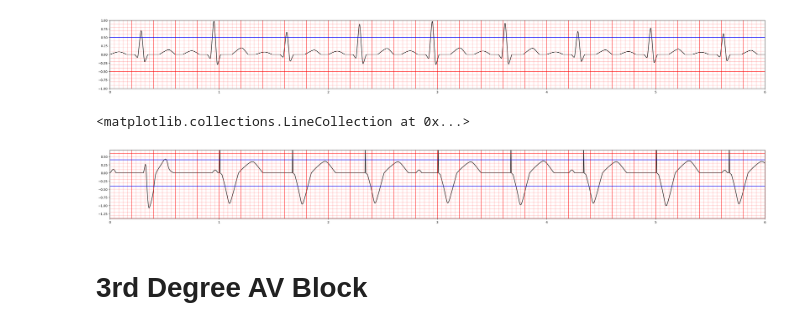
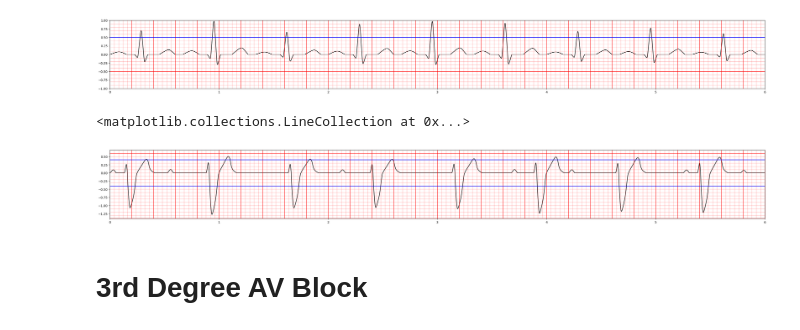
Before and after one commit to joonhaim/edupace, a Jupyter notebook: simulator-interface/ecg/ECG simulation - more organised version.ipynb, the cells around one changed output. Saved outputs shown, nothing was run; the diff lists cells and outputs as text; code cells hidden in the pictures.

```diff
--- a/simulator-interface/ecg/ECG simulation - more organised version.ipynb
+++ b/simulator-interface/ecg/ECG simulation - more organised version.ipynb
@@ -1010,7 +487,7 @@ def third_deg_heart_block(ecg_func,iterations,sensitivity,output,rate,patient_HR
         paced_y *= scaling_factor_y_paced
 
         if wave_num == 0: #First beat
-            PR_dist = PP_interval/2 + 0.2*np.random.random()-0.1 #Initial random PR interval
+            PR_dist = PP_interval/4 + 0.02*np.random.random()-0.01 #Initial random PR interval
             Rx += PR_dist #Shift R wave by PR distance
 
             storage[0,wave_num] = wave_num
@@ -1311,8 +788,8 @@ t = np.linspace(0,1,101)
 iterations = 20
 sensitivity = 0.4
 output = 1.9
-rate = 90
-patient_HR = 90
+rate = 70
+patient_HR = 80
 x,y = third_deg_heart_block(ECG_wave, iterations,sensitivity,output,rate,patient_HR,asynchronous=False)
 
 fig2, ax2 = plt.subplots(figsize=(38, 4))
@@ -1323,34 +800,34 @@ ax2.set_xlim(0, 6)
 ax2.set_ylim(-1.4, 0.7)
 
 # compute line positions
 big_lines_v = np.arange(0, 8, 0.2)
 small_lines_v = np.arange(0, 8, 0.04)
 big_lines_h = np.arange(-1.5, 1.5, 1)
 small_lines_h = np.arange(-1.5, 1.5, 0.1)
 
 ymin, ymax = ax2.get_ylim()
 xmin, xmax = ax2.get_xlim()
 
 # compute line positions
 big_lines_v = np.arange(0, 10, 0.2)
 small_lines_v = np.arange(0, 10, 0.04)
 big_lines_h = np.arange(-1.4, 0.7, 1)
 small_lines_h = np.arange(-1.4, 0.7, 0.1)
 
 # draw vertical lines (from ymin to ymax) in a single call each
 ax2.vlines(big_lines_v, ymin, ymax, colors='red', alpha=0.7, linewidth=1.5)
 ax2.vlines(small_lines_v, ymin, ymax, colors='red', alpha=0.3, linewidth=1)
 
 # draw horizontal lines (from xmin to xmax)
 ax2.hlines(big_lines_h, xmin, xmax, colors='red', alpha=0.7, linewidth=1.5)
 ax2.hlines(small_lines_h, xmin, xmax, colors='red', alpha=0.3, linewidth=1)
 
 #Line to indicate sensitivity setting
 ax2.hlines(sensitivity, xmin, xmax, colors='blue', alpha=1, linewidth=1.5)
 ax2.hlines(-sensitivity, xmin, xmax, colors='blue', alpha=1, linewidth=1.5)
 # %% [output]
 <matplotlib.collections.LineCollection at 0x...>
-[figure, old version]
+[figure, new version]
 # %% [markdown]
 # 3rd Degree AV Block #
 # %%
```
Also changed, not shown: parts of 2 cells of this notebook.
